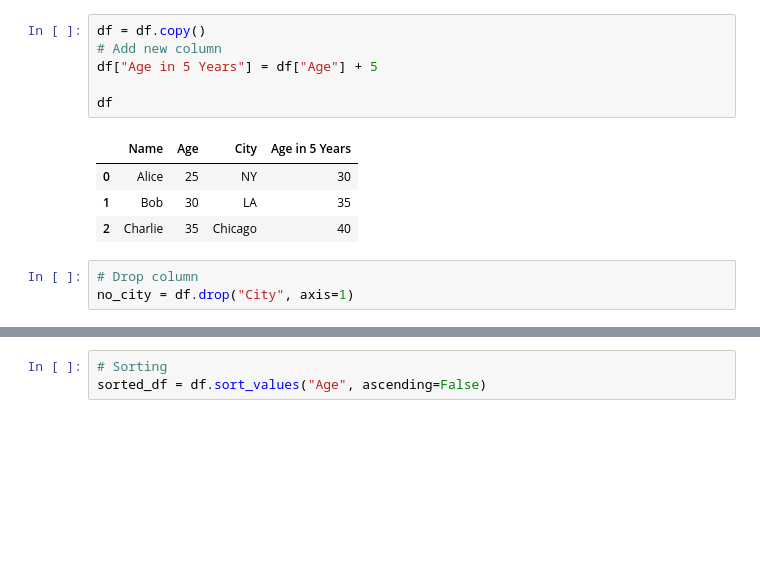
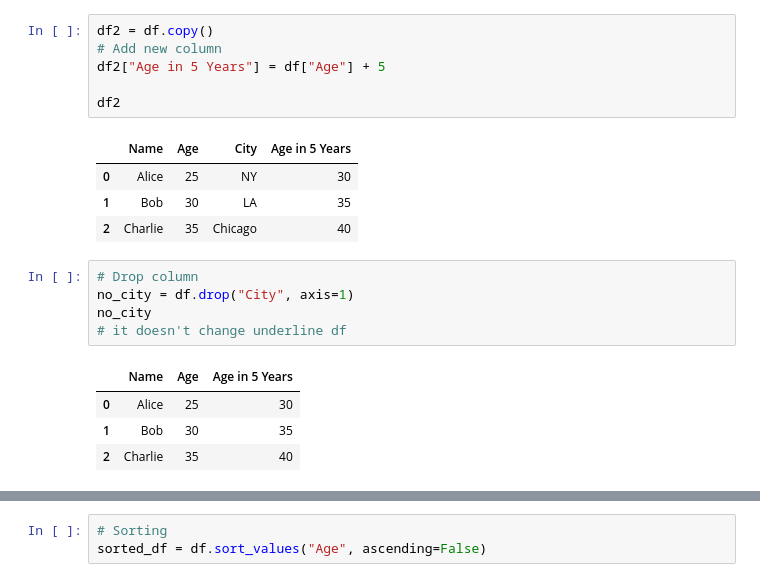
Before and after one commit to paddington-L831/Intro-to-Data-Analystics1, a Jupyter notebook: 03-A-Preview-of-Data-Science-Tools/01-Preview-of-Data-Science-Tools.ipynb, the cells around one changed output, grey strips where cells are left out. Drawn from its saved outputs; the diff is of its cells as text; blank space fills up the shorter version.

```diff
--- a/03-A-Preview-of-Data-Science-Tools/01-Preview-of-Data-Science-Tools.ipynb
+++ b/03-A-Preview-of-Data-Science-Tools/01-Preview-of-Data-Science-Tools.ipynb
@@ -386,11 +440,11 @@ df[df["Age"] > 28]
 
 Create, drop, sort, and rename columns.
 # %%
-df = df.copy()
+df2 = df.copy()
 # Add new column
-df["Age in 5 Years"] = df["Age"] + 5
+df2["Age in 5 Years"] = df["Age"] + 5
 
-df
+df2
 # %% [output]
 |  | Name | Age | City | Age in 5 Years |
 | 0 | Alice | 25 | NY | 30 |
@@ -399,3 +453,10 @@ df
 # %%
 # Drop column
 no_city = df.drop("City", axis=1)
+no_city
+# it doesn't change underline df
+# %% [output]
+|  | Name | Age | Age in 5 Years |
+| 0 | Alice | 25 | 30 |
+| 1 | Bob | 30 | 35 |
+| 2 | Charlie | 35 | 40 |
```
Also changed, not shown: parts of 28 cells of this notebook.
